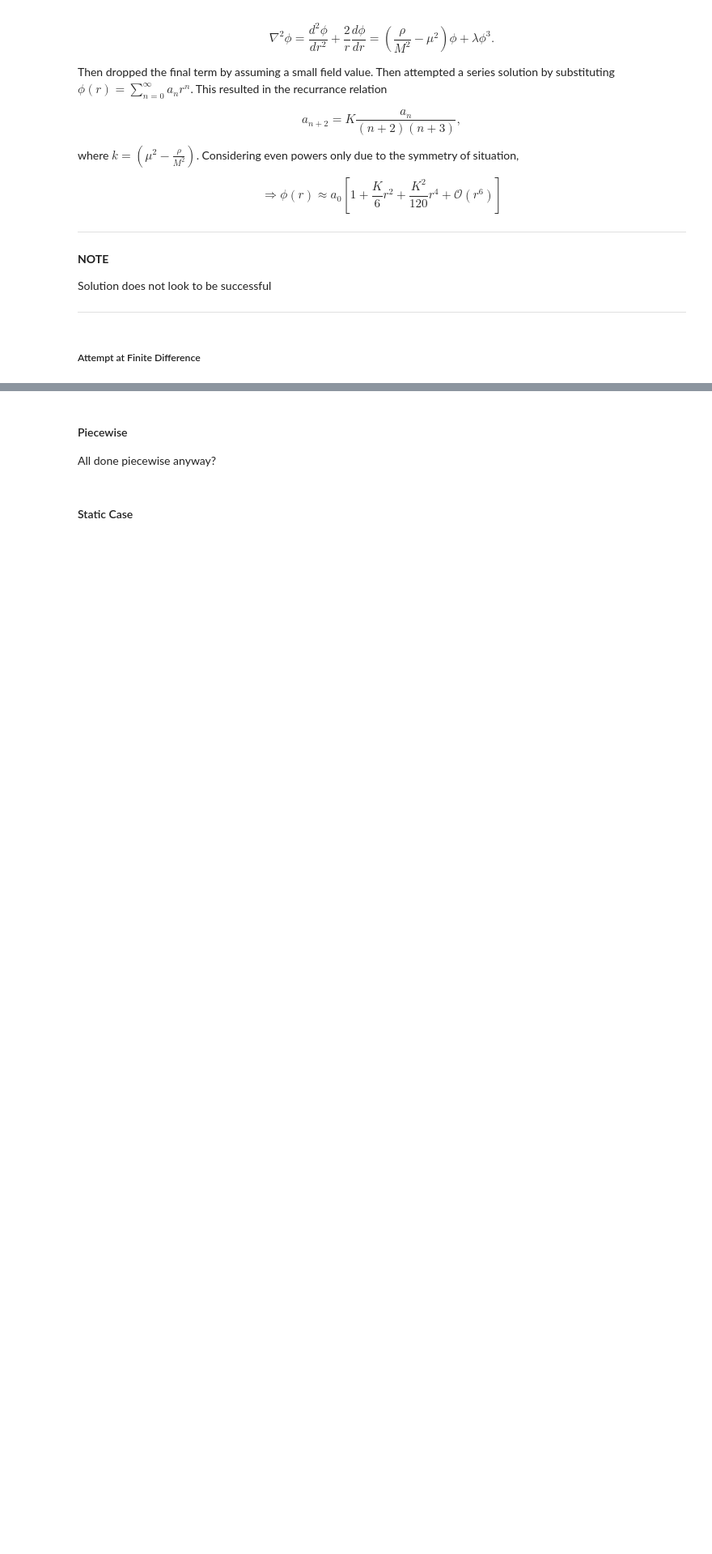
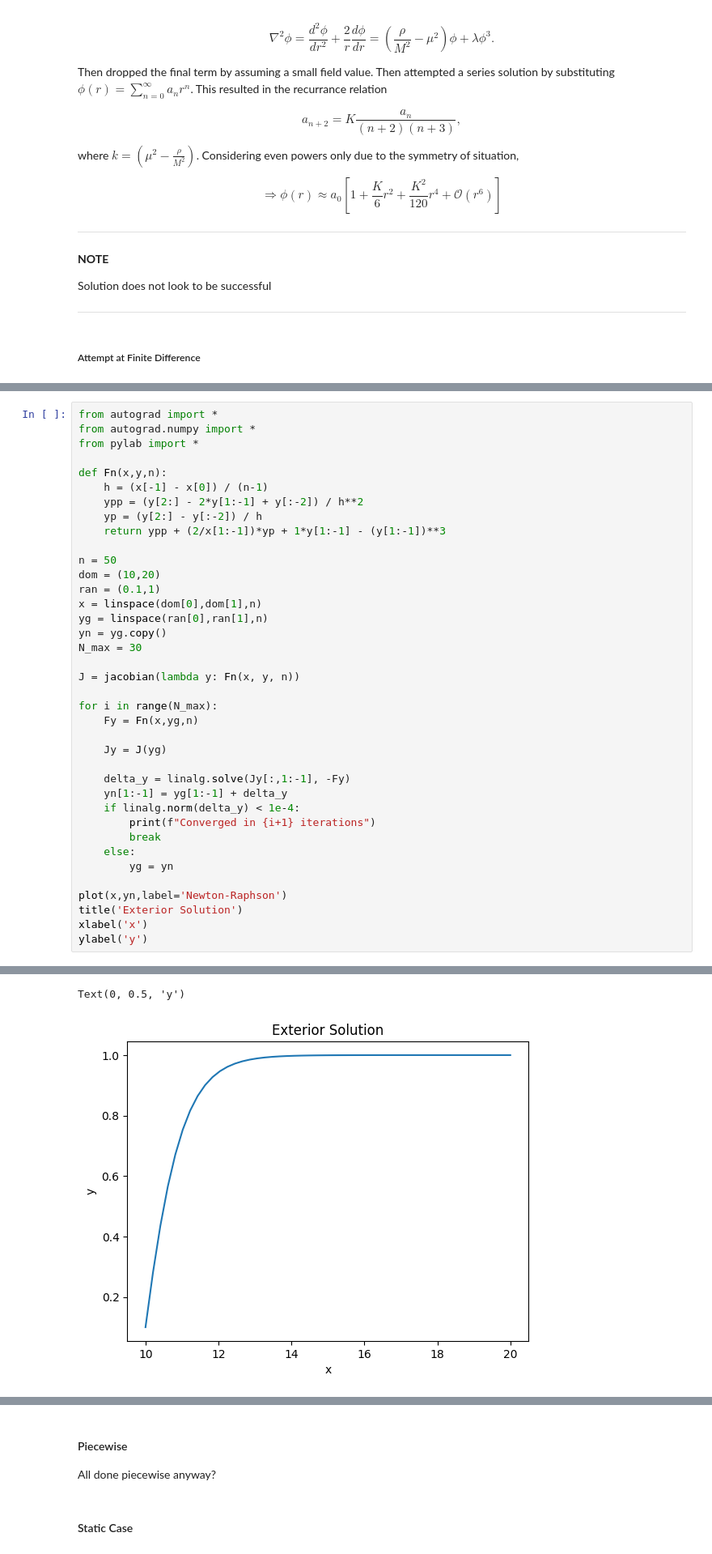
Before and after one commit to Joe-Egan-22/Master-s-Project, a Jupyter notebook: Project_Notebook.ipynb, the cells around one changed output, grey strips where cells are left out. Shown at 81% size. Drawn from its saved outputs; the diff is of its cells as text; blank space fills up the shorter version.

```diff
--- a/Project_Notebook.ipynb
+++ b/Project_Notebook.ipynb
@@ -888,0 +936,39 @@ Analytical
+# %%
+from autograd import *
+from autograd.numpy import *
+from pylab import *
+
+def Fn(x,y,n):
+    h = (x[-1] - x[0]) / (n-1)
+    ypp = (y[2:] - 2*y[1:-1] + y[:-2]) / h**2
+    yp = (y[2:] - y[:-2]) / h
+    return ypp + (2/x[1:-1])*yp + 1*y[1:-1] - (y[1:-1])**3
+
+n = 50
+dom = (10,20)
+ran = (0.1,1)
+x = linspace(dom[0],dom[1],n)
+yg = linspace(ran[0],ran[1],n)
+yn = yg.copy()
+N_max = 30
+
+J = jacobian(lambda y: Fn(x, y, n))
+
+for i in range(N_max):
+    Fy = Fn(x,yg,n)
+
+    Jy = J(yg)
+
+    delta_y = linalg.solve(Jy[:,1:-1], -Fy)
+    yn[1:-1] = yg[1:-1] + delta_y
+    if linalg.norm(delta_y) < 1e-4:
+        print(f"Converged in {i+1} iterations")
+        break
+    else:
+        yg = yn
+
+plot(x,yn,label='Newton-Raphson')
+title('Exterior Solution')
+xlabel('x')
+ylabel('y')
+# %% [output]
@@ -888,0 +976,2 @@ Analytical
+Text(0, 0.5, 'y')
+[figure, added]
```
Also changed, not shown: parts of 10 cells of this notebook.
